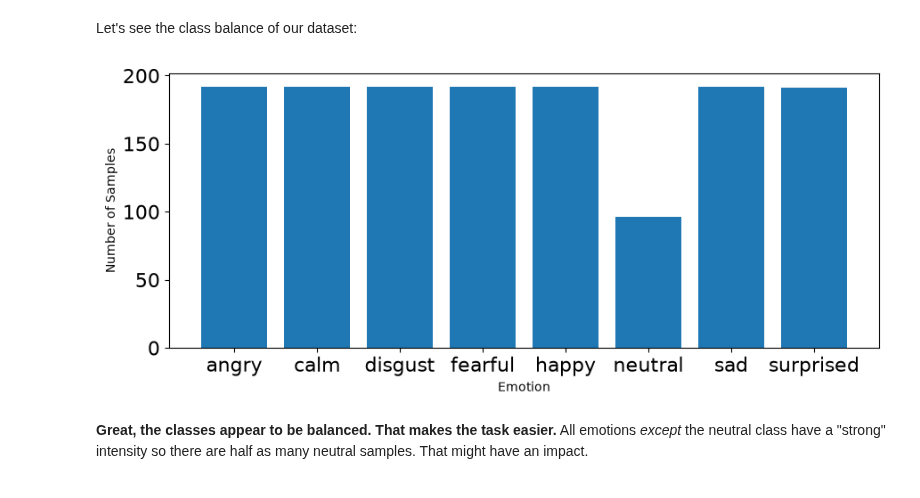
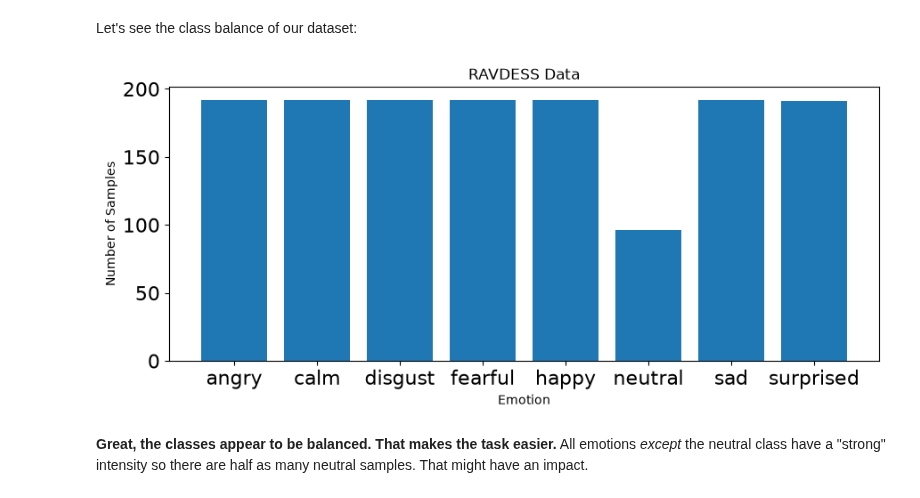
Before and after one commit to IAT-ExploringAI-2026/Week3-ClassicML, a Jupyter notebook: Week_3_MachineLearning.ipynb, the cells around one changed output. Drawn from its saved outputs; the diff is of its cells as text; code cells hidden in the pictures.

Commit message:
Updated plots

```diff
--- a/Week_3_MachineLearning.ipynb
+++ b/Week_3_MachineLearning.ipynb
@@ -311,16 +308,17 @@ Let's see the class balance of our dataset:
 # %%
 # plot emotions
 plt.figure(figsize=(35,4))
 plt.subplot(1,3,1)
+plt.title('RAVDESS Data')
 #np.unique returns ordered list of unique elements and count of each element
 emotion_list, count = np.unique(emotions, return_counts=True)
 plt.bar(x=range(8), height=count)
 plt.xticks(ticks=range(8), labels = [emotion for emotion in emotion_list],fontsize=10)
 plt.xlabel('Emotion')
 plt.tick_params(labelsize=16)
 plt.ylabel('Number of Samples')
 plt.show()
 # %% [output]
-[figure, old version]
+[figure, new version]
 # %% [markdown]
 **Great, the classes appear to be balanced. That makes the task easier.** All emotions _except_ the neutral class have a "strong" intensity so there are half as many neutral samples. That might have an impact.
```
Also changed, not shown: parts of 9 cells of this notebook.
